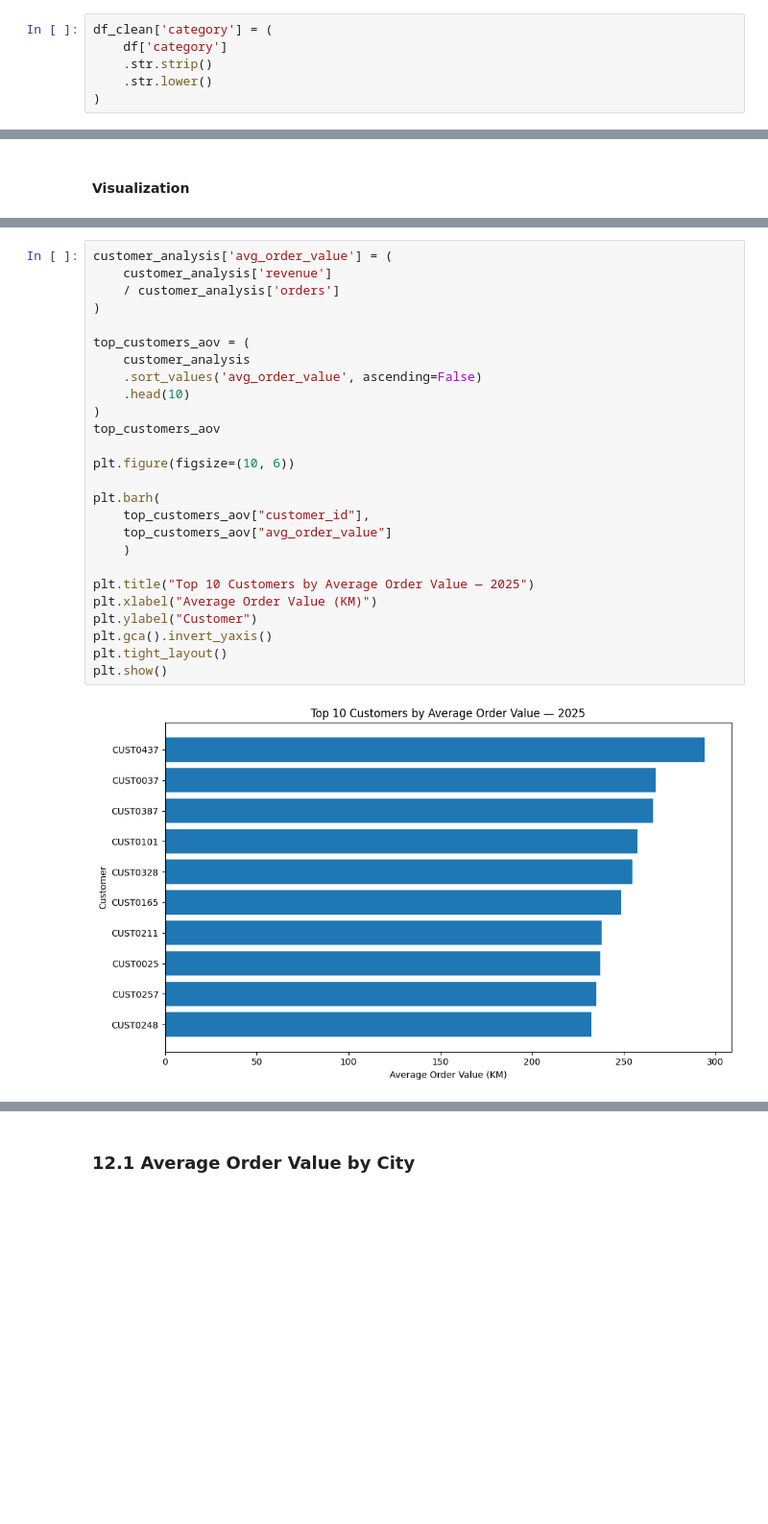
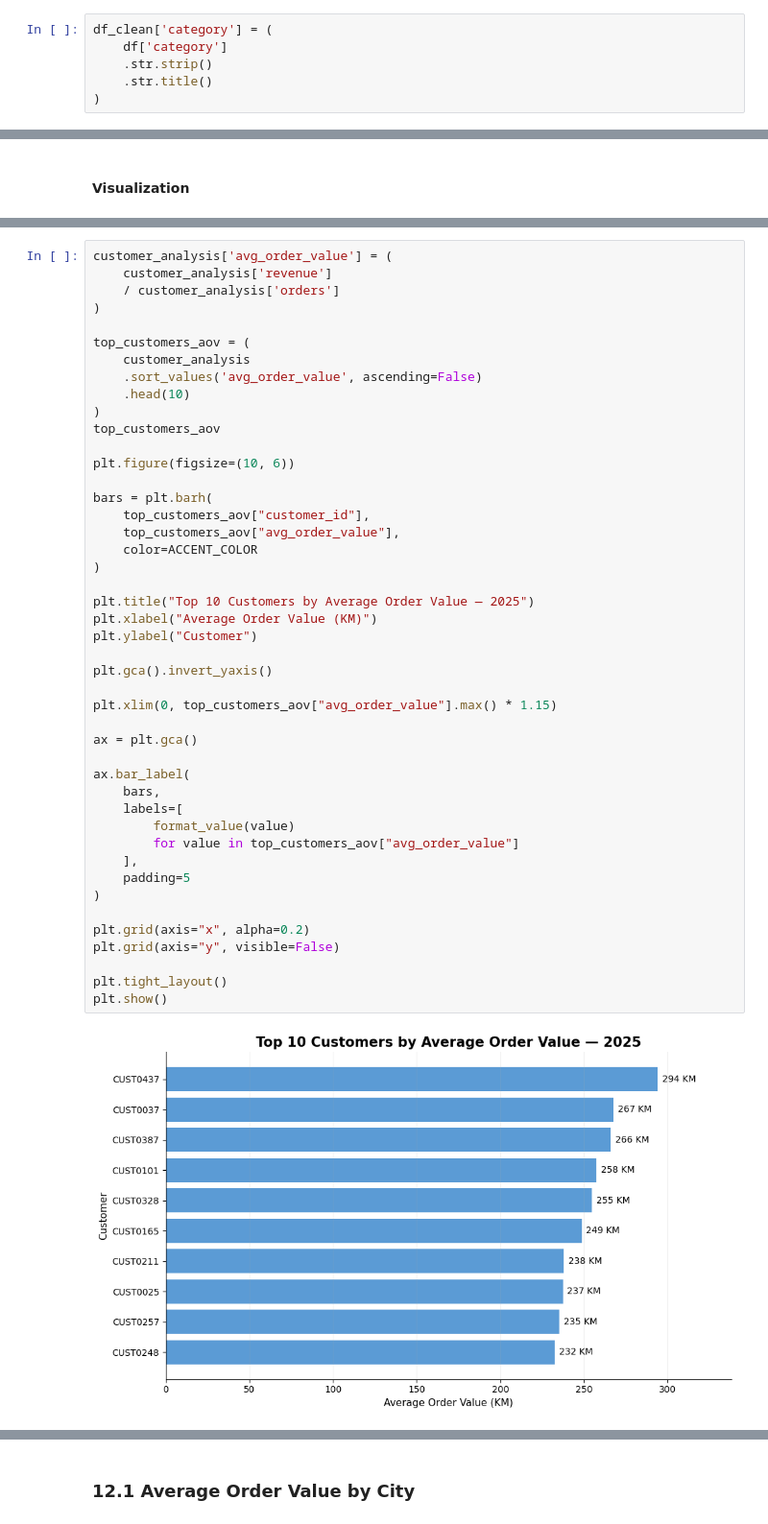
Before and after one commit to majaVtech/business-sales-analysis, a Jupyter notebook: Notebooks/northstar_retail_sales_analysis.ipynb, the cells around one changed output, grey strips where cells are left out. Shown at 96% size. Saved outputs shown, nothing was run; the diff lists cells and outputs as text; blank space fills up the shorter version.

Commit message:
"Complete sales analysis and improve visualizations"

```diff
--- a/Notebooks/northstar_retail_sales_analysis.ipynb
+++ b/Notebooks/northstar_retail_sales_analysis.ipynb
@@ -166,5 +209,5 @@ df_clean = df_clean[
 df_clean['category'] = (
     df['category']
     .str.strip()
-    .str.lower()
+    .str.title()
 )
@@ -518,28 +683,47 @@ plt.show()
 # %%
 customer_analysis['avg_order_value'] = (
     customer_analysis['revenue']
     / customer_analysis['orders']
 )
 
 top_customers_aov = (
     customer_analysis
     .sort_values('avg_order_value', ascending=False)
     .head(10)
 )
 top_customers_aov
 
 plt.figure(figsize=(10, 6))
 
-plt.barh(
+bars = plt.barh(
     top_customers_aov["customer_id"],
-    top_customers_aov["avg_order_value"]
-    )
+    top_customers_aov["avg_order_value"],
+    color=ACCENT_COLOR
+)
 
 plt.title("Top 10 Customers by Average Order Value — 2025")
 plt.xlabel("Average Order Value (KM)")
 plt.ylabel("Customer")
+
 plt.gca().invert_yaxis()
+
+plt.xlim(0, top_customers_aov["avg_order_value"].max() * 1.15)
+
+ax = plt.gca()
+
+ax.bar_label(
+    bars,
+    labels=[
+        format_value(value)
+        for value in top_customers_aov["avg_order_value"]
+    ],
+    padding=5
+)
+
+plt.grid(axis="x", alpha=0.2)
+plt.grid(axis="y", visible=False)
+
 plt.tight_layout()
 plt.show()
 # %% [output]
-[figure, old version]
+[figure, new version]
```
Also changed, not shown: parts of 64 cells of this notebook.
